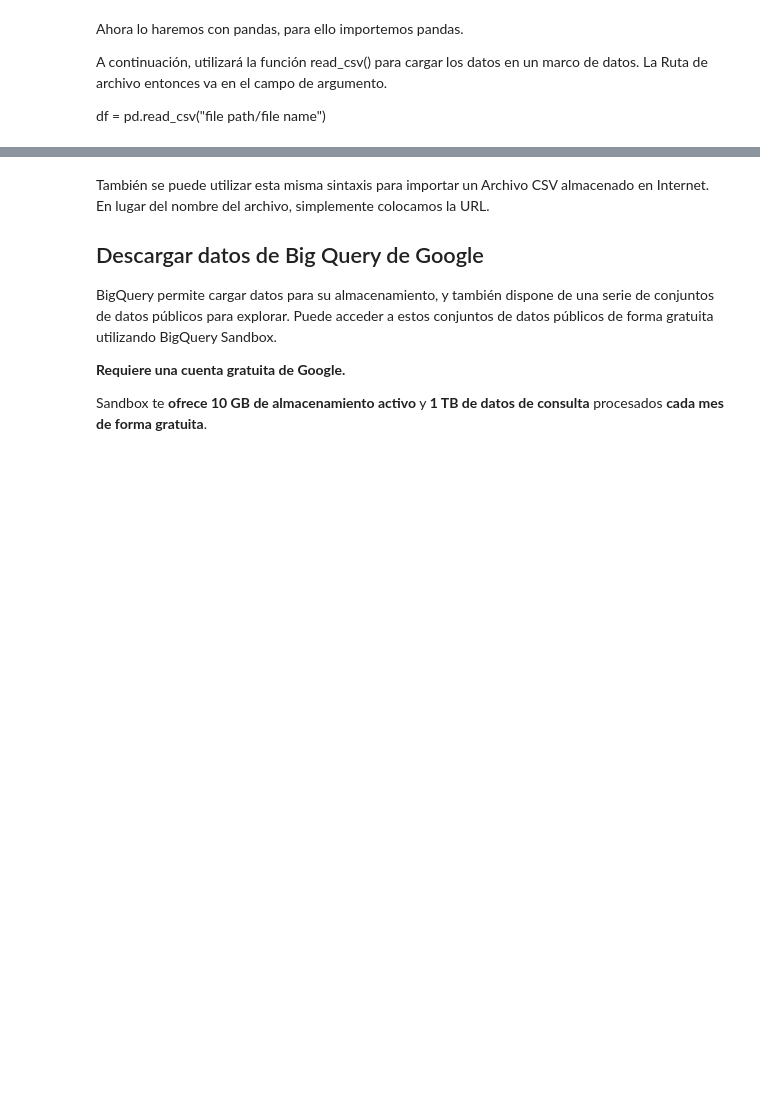
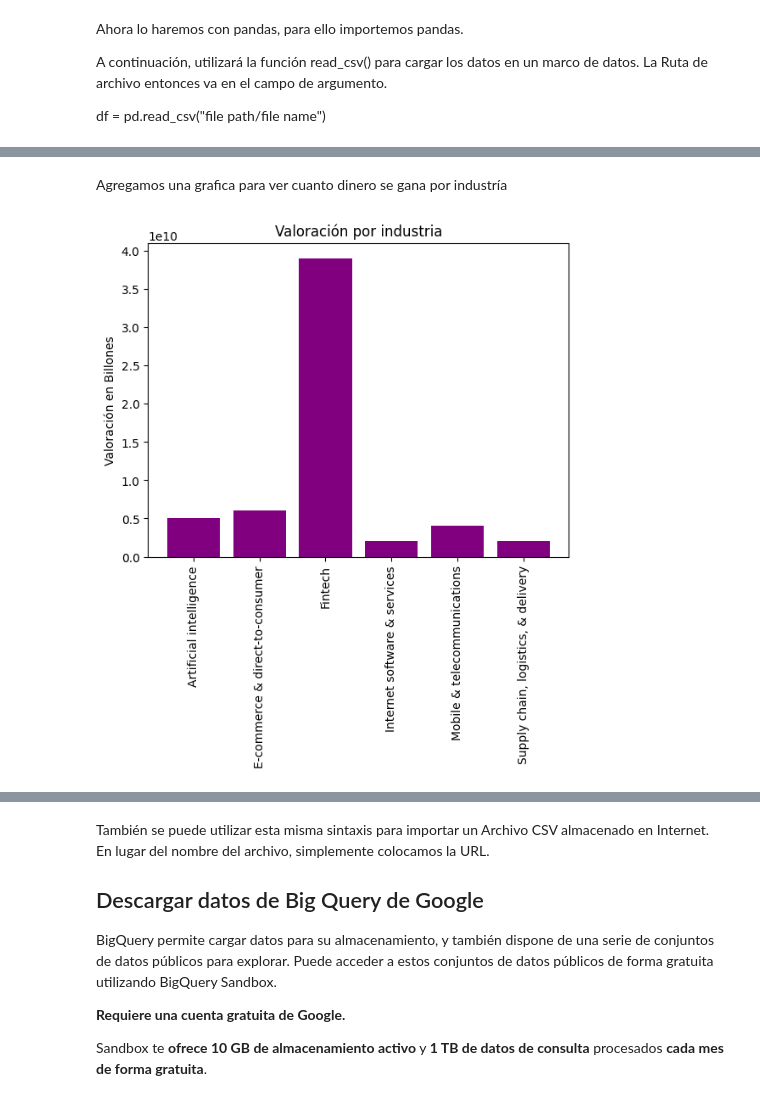
Before and after one commit to Foxcornio/portafolioDataScience, a Jupyter notebook: unicorn_companies/lectura_csv.ipynb, the cells around one changed output, grey strips where cells are left out. Drawn from its saved outputs; the diff is of its cells as text; code cells hidden in the pictures; blank space fills up the shorter version.

Commit message:
Se termina de hacer la estructuracion de datos y se comienza con nuevo ejercicio de limpieza de datos

```diff
--- a/unicorn_companies/lectura_csv.ipynb
+++ b/unicorn_companies/lectura_csv.ipynb
@@ -54,0 +121,4 @@ df.head() # imprimimos los primeros 10 elementos
+# %%
+companies_empty_city = df[df['City'].isnull()] # Extraemos las empresas sin ciudad
+companies_empty_investors = df[df['Select Investors'].isnull()]
+companies_empty_investors
@@ -54,0 +150,18 @@ df.head() # imprimimos los primeros 10 elementos
+# %%
+import utils
+import importlib
+
+importlib.reload(utils)
+
+data_format = utils.Transform
+# Transformamos los datos de fondos
+parse_column = companies_empty_city['Funding'].apply(data_format.parse_financial)
+companies_empty_city['Funding'] = pd.to_numeric(parse_column, errors='coerce').astype('Int64')
+
+# Transformamos los datos de fondos
+parse_column = companies_empty_city['Valuation'].apply(data_format.parse_financial)
+companies_empty_city['Valuation'] = pd.to_numeric(parse_column, errors='coerce').astype('Int64')
+
+companies_empty_city['Date Joined'] = pd.to_datetime(df['Date Joined']) # Cambiamos a date_time
+companies_empty_city['Year Founded'] = pd.to_datetime(df['Year Founded']) # cambiamos a date_time
+companies_empty_city.info() # Comprobamos que los datos hayan cambiado
@@ -54,0 +200,3 @@ df.head() # imprimimos los primeros 10 elementos
+# %%
+companies_industry_valuation = companies_empty_city.groupby('Industry')['Valuation'].sum()
+companies_industry_valuation.sort_values(ascending=False)
@@ -54,0 +212,20 @@ df.head() # imprimimos los primeros 10 elementos
+# %% [markdown]
+Agregamos una grafica para ver cuanto dinero se gana por industría
+# %%
+import matplotlib.pyplot as plt
+
+# Es una buena práctica guardar el diccionario en una variable nueva
+# para no sobrescribir y perder tu Serie original de Pandas
+valuation_dict = companies_industry_valuation.to_dict()
+
+# En un diccionario, usamos keys() para las etiquetas y values() para los datos
+label_x = list(valuation_dict.keys())
+label_y = list(valuation_dict.values())
+# Creamos el gráfico
+plt.bar(label_x, label_y, color="purple")
+plt.title('Valoración por industria')
+plt.ylabel('Valoración en Billones',rotation=90)
+plt.xticks(rotation=90)
+plt.show()
+# %% [output]
+[figure, added]
```
Also changed, not shown: parts of 24 cells of this notebook, 6 other files.
